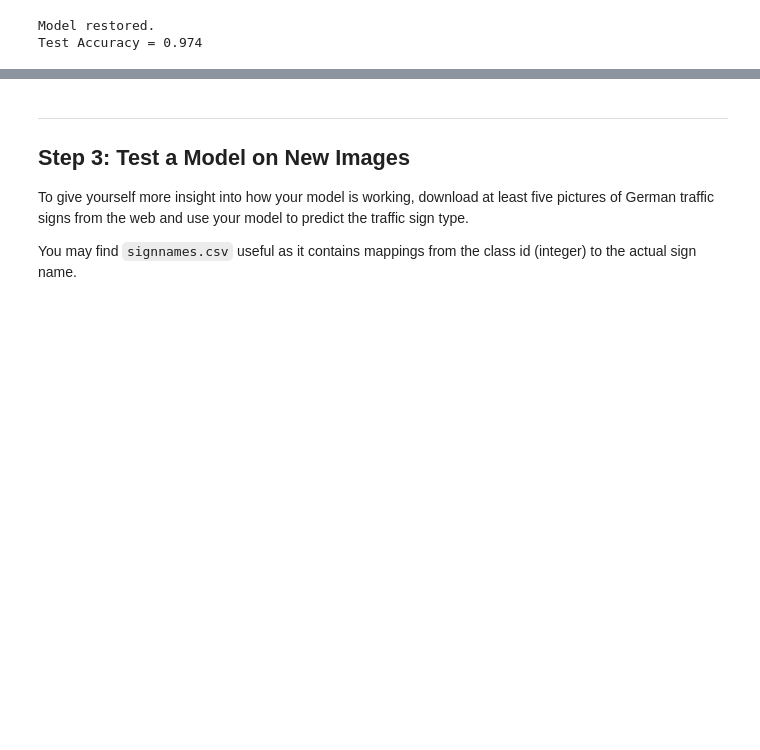
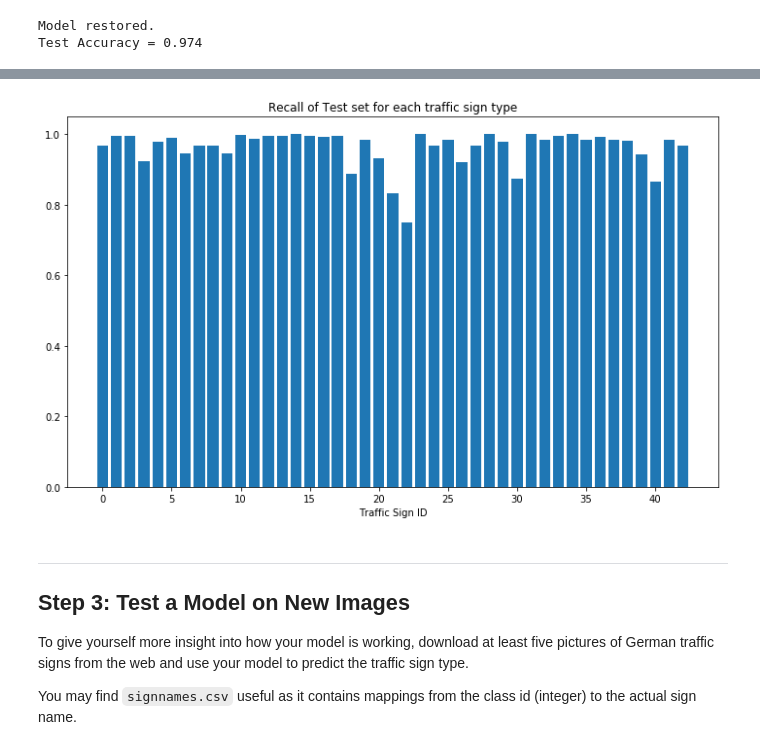
Before and after one commit to trimcao/sdcnd-p2-traffic-signs-classifier, a Jupyter notebook: Traffic_Sign_Classifier.ipynb, the cells around one changed output, grey strips where cells are left out. Cells and saved outputs as stored; diff of their text form; code cells hidden in the pictures; blank space fills up the shorter version.

```diff
--- a/Traffic_Sign_Classifier.ipynb
+++ b/Traffic_Sign_Classifier.ipynb
@@ -510,3 +592,13 @@ Test Accuracy = 0.974
+# %%
+plt.rcParams["figure.figsize"] = (12, 7)
+x_pos = range(n_classes)
+plt.bar(x_pos, recall)
+plt.xlabel('Traffic Sign ID')
+plt.title('Recall of Test set for each traffic sign type')
+plt.xticks(np.arange(min(x_pos), max(x_pos)+1, 5))
+plt.show()
+# %% [output]
+[figure, added]
 # %% [markdown]
 ---
 
```
Also changed, not shown: parts of 29 cells of this notebook, 20 other files.
